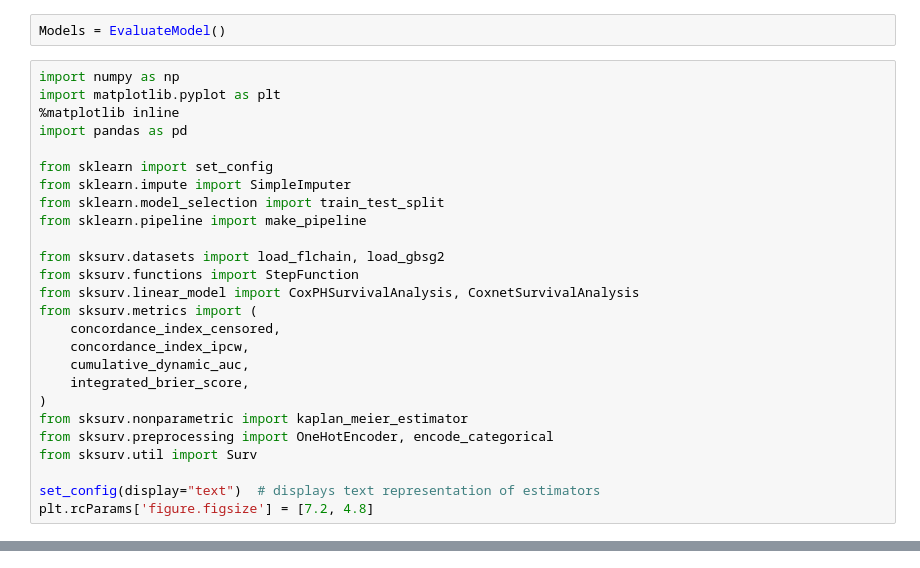
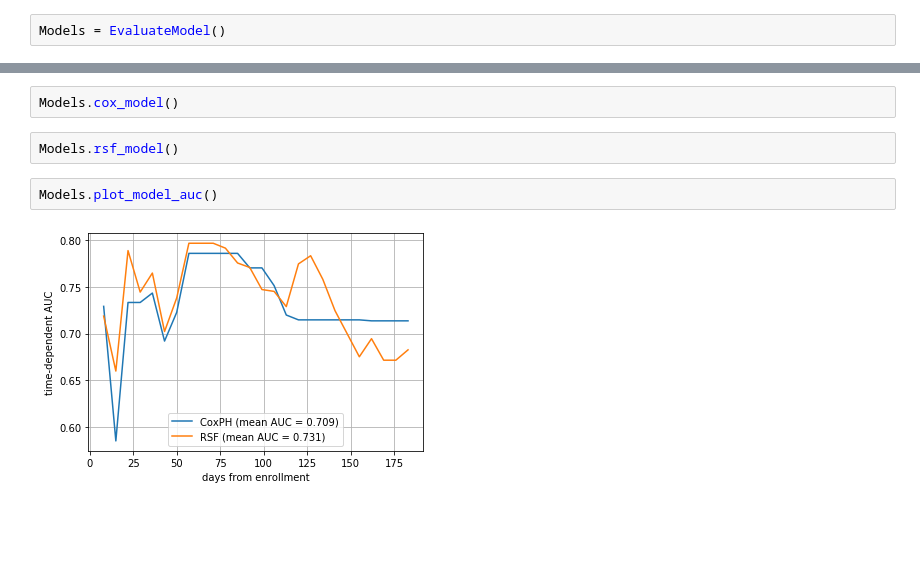
Before and after one commit to hmzhan/disaster_tweets, a Jupyter notebook: notebooks/survival-evaluation.ipynb, the cells around one changed output, grey strips where cells are left out. Drawn from its saved outputs; the diff is of its cells as text; blank space fills up the shorter version.

Commit message:
update code to run cox model

```diff
--- a/notebooks/survival-evaluation.ipynb
+++ b/notebooks/survival-evaluation.ipynb
@@ -94,29 +22,3 @@ for i, col in enumerate(num_columns):
 [figure]
 # %%
 Models = EvaluateModel()
-# %%
-import numpy as np
-import matplotlib.pyplot as plt
-%matplotlib inline
-import pandas as pd
-
-from sklearn import set_config
-from sklearn.impute import SimpleImputer
-from sklearn.model_selection import train_test_split
-from sklearn.pipeline import make_pipeline
-
-from sksurv.datasets import load_flchain, load_gbsg2
-from sksurv.functions import StepFunction
-from sksurv.linear_model import CoxPHSurvivalAnalysis, CoxnetSurvivalAnalysis
-from sksurv.metrics import (
-    concordance_index_censored,
-    concordance_index_ipcw,
-    cumulative_dynamic_auc,
-    integrated_brier_score,
-)
-from sksurv.nonparametric import kaplan_meier_estimator
-from sksurv.preprocessing import OneHotEncoder, encode_categorical
-from sksurv.util import Surv
-
-set_config(display="text")  # displays text representation of estimators
-plt.rcParams['figure.figsize'] = [7.2, 4.8]
@@ -150,0 +61,8 @@ dtype: object
+# %%
+Models.cox_model()
+# %%
+Models.rsf_model()
+# %%
+Models.plot_model_auc()
+# %% [output]
+[figure, added]
```
Also changed, not shown: parts of 14 cells of this notebook, 1 other file.
